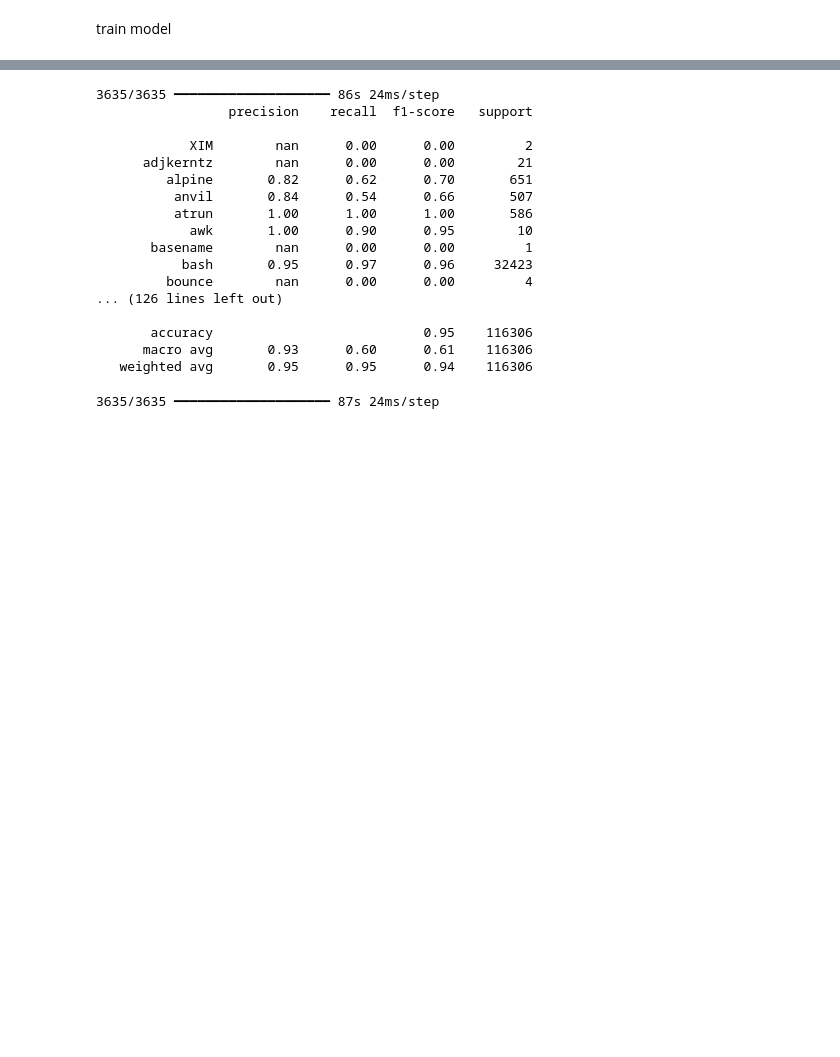
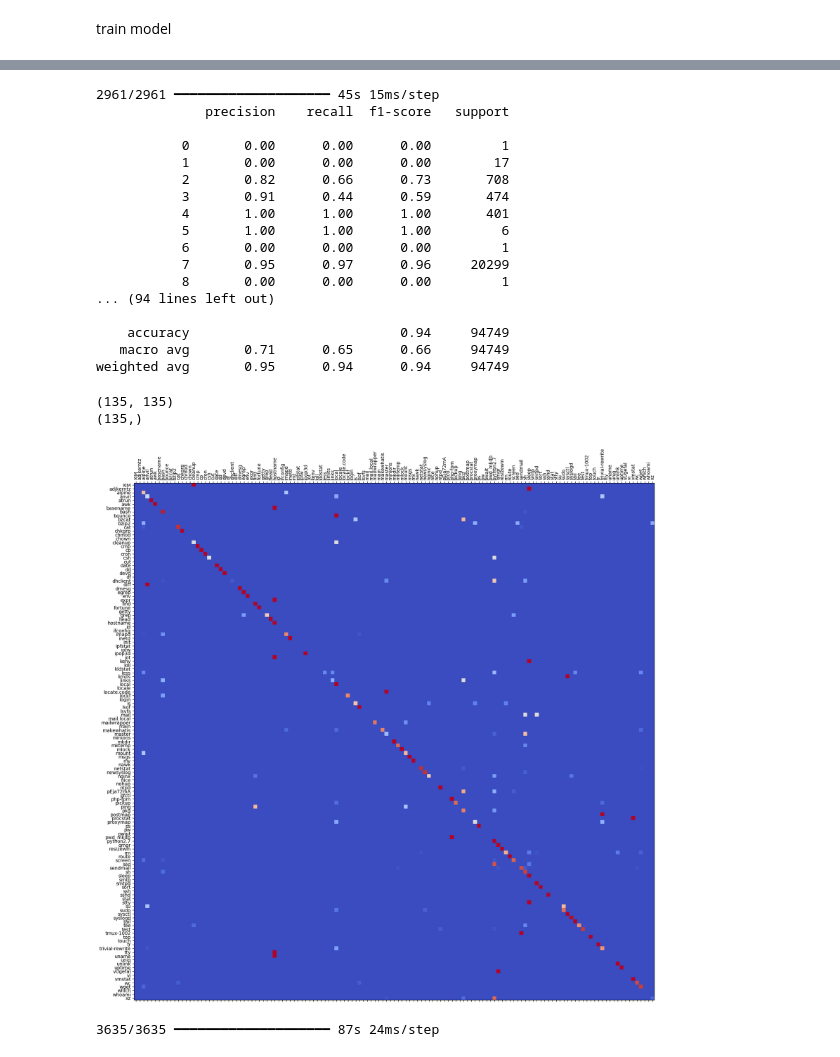
Before and after one commit to JannikRosendahl/bachelor_thesis_models, a Jupyter notebook: rnn.ipynb, the cells around one changed output, grey strips where cells are left out. Cells and saved outputs as stored; diff of their text form; code cells hidden in the pictures; blank space fills up the shorter version.

```diff
--- a/rnn.ipynb
+++ b/rnn.ipynb
@@ -23 +25,3 @@ from sklearn.metrics import classification_report
+# %%
+max_sequence_length = 100
 # %%
@@ -31,6 +35,4 @@ if not os.path.exists(checkpoint_path):
     os.makedirs(checkpoint_path)
 # %% [markdown]
 load data from csv
-# %%
-max_sequence_length = 200
 # %%
@@ -352,5 +398,2 @@ plt.show()
-# %%
-# load model from file
-model = load_model(model_path)
 # %%
 # evaluate model
@@ -365,30 +407,57 @@ I0000 00:00:1719303178.354555  756044 device_compiler.h:188] Compiled cluster us
 # %%
 # print classification report
-# combine X_train and X_val
+y_pred = model.predict(x=Generator(X_test, y_test, 32, max_sequence_length))
+y_pred = np.argmax(y_pred, axis=1)
+y_true = np.argmax(y_test, axis=1)
 
-y_pred = model.predict(x=Generator(X_val, y_val, 32, max_sequence_length))
-y_pred = np.argmax(y_pred, axis=1)
-y_true = np.argmax(y_val, axis=1)
-
-print(classification_report(y_true, y_pred, target_names=distinct_labels, labels=np.arange(no_labels), zero_division=np.nan))
+print(classification_report(y_true, y_pred))
 # %% [output]
-3635/3635 ━━━━━━━━━━━━━━━━━━━━ 86s 24ms/step
-                 precision    recall  f1-score   support
+2961/2961 ━━━━━━━━━━━━━━━━━━━━ 45s 15ms/step
+              precision    recall  f1-score   support
 
-            XIM        nan      0.00      0.00         2
-      adjkerntz        nan      0.00      0.00        21
-         alpine       0.82      0.62      0.70       651
-          anvil       0.84      0.54      0.66       507
-          atrun       1.00      1.00      1.00       586
-            awk       1.00      0.90      0.95        10
-       basename        nan      0.00      0.00         1
-           bash       0.95      0.97      0.96     32423
-         bounce        nan      0.00      0.00         4
-... (126 lines left out)
+           0       0.00      0.00      0.00         1
+           1       0.00      0.00      0.00        17
+           2       0.82      0.66      0.73       708
+           3       0.91      0.44      0.59       474
+           4       1.00      1.00      1.00       401
+           5       1.00      1.00      1.00         6
+           6       0.00      0.00      0.00         1
+           7       0.95      0.97      0.96     20299
+           8       0.00      0.00      0.00         1
+... (94 lines left out)
 
-       accuracy                           0.95    116306
-      macro avg       0.93      0.60      0.61    116306
-   weighted avg       0.95      0.95      0.94    116306
+    accuracy                           0.94     94749
+   macro avg       0.71      0.65      0.66     94749
+weighted avg       0.95      0.94      0.94     94749
+# %%
+# print confusion matrix
+cm = confusion_matrix(y_true, y_pred, labels=range(no_labels))
+
+# transform to percentage
+cm = cm / cm.sum(axis=1)[:, np.newaxis]
+
+# replace all NaN values with 0
+cm = np.nan_to_num(cm)
+
+# print cm dimensions
+print(cm.shape)
+print(distinct_labels.shape)
+
+fig, ax = plt.subplots(figsize=(20, 20))
+
+ax.matshow(cm, cmap='coolwarm', aspect='auto')
+
+# Set class names on axes
+ax.set_xticks(range(len(distinct_labels)))
+ax.set_yticks(range(len(distinct_labels)))
+ax.set_xticklabels(distinct_labels, rotation=90)
+ax.set_yticklabels(distinct_labels)
+
+plt.show()
+# %% [output]
+(135, 135)
+(135,)
+[figure, added]
 # %%
 y_pred = model.predict(x=Generator(X_val, y_val, 32, max_sequence_length))
 # %% [output]
```
Also changed, not shown: parts of 11 cells of this notebook, 2 other files.
